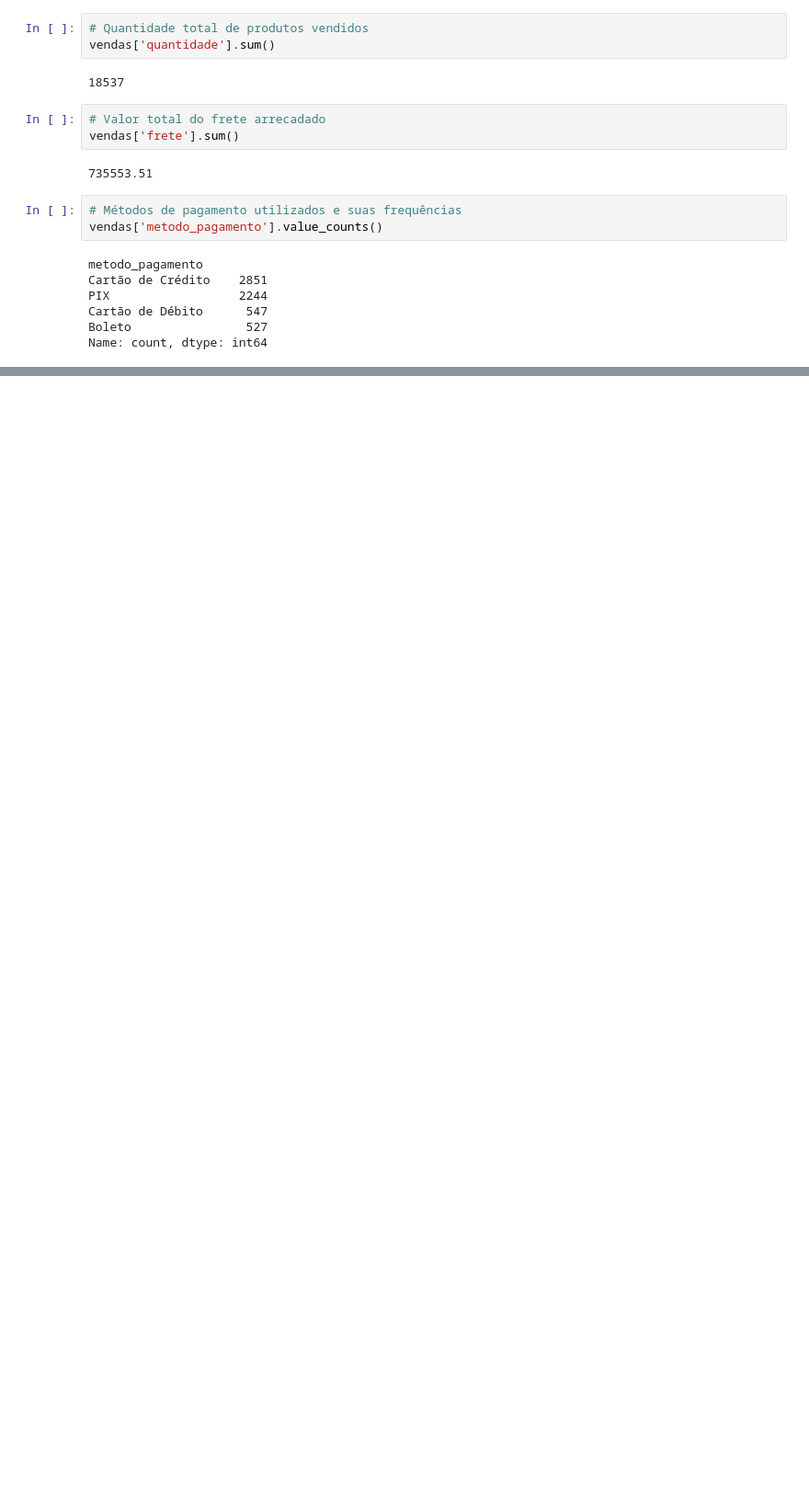
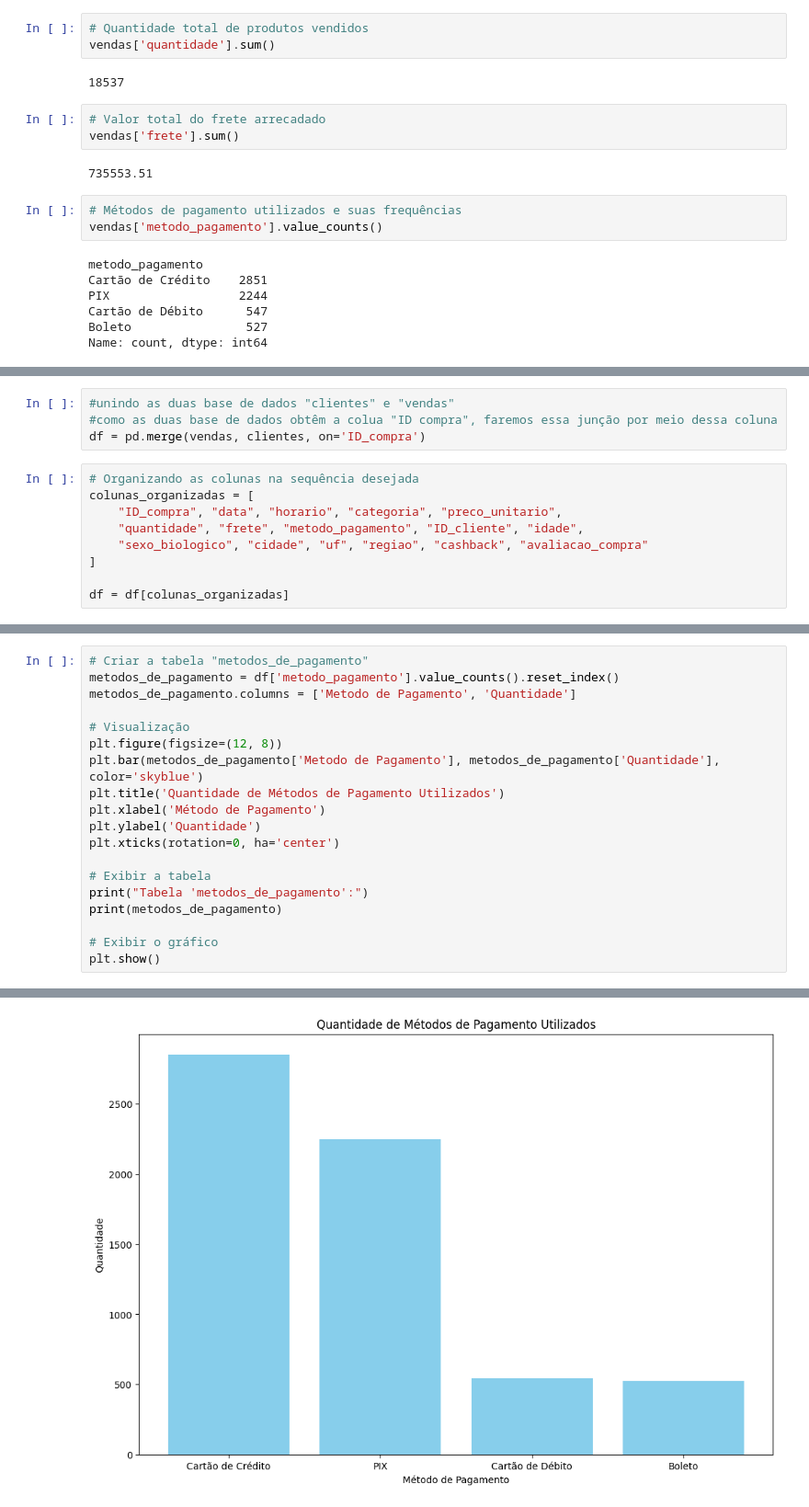
Before and after one commit to ingridalvesz/IA.Data.Science, a Jupyter notebook: dataia.ipynb, the cells around one changed output, grey strips where cells are left out. Shown: that part at 92% size. Cells and saved outputs as stored; diff of their text form; blank space fills up the shorter version.

Commit message:
#DataViz_1

```diff
--- a/dataia.ipynb
+++ b/dataia.ipynb
@@ -197,0 +203,13 @@ Name: count, dtype: int64
+# %%
+#unindo as duas base de dados "clientes" e "vendas"
+#como as duas base de dados obtêm a colua "ID compra", faremos essa junção por meio dessa coluna
+df = pd.merge(vendas, clientes, on='ID_compra')
+# %%
+# Organizando as colunas na sequência desejada
+colunas_organizadas = [
+    "ID_compra", "data", "horario", "categoria", "preco_unitario",
+    "quantidade", "frete", "metodo_pagamento", "ID_cliente", "idade",
+    "sexo_biologico", "cidade", "uf", "regiao", "cashback", "avaliacao_compra"
+]
+
+df = df[colunas_organizadas]
@@ -197,0 +226,20 @@ Name: count, dtype: int64
+# %%
+# Criar a tabela "metodos_de_pagamento"
+metodos_de_pagamento = df['metodo_pagamento'].value_counts().reset_index()
+metodos_de_pagamento.columns = ['Metodo de Pagamento', 'Quantidade']
+
+# Visualização
+plt.figure(figsize=(12, 8))
+plt.bar(metodos_de_pagamento['Metodo de Pagamento'], metodos_de_pagamento['Quantidade'], color='skyblue')
+plt.title('Quantidade de Métodos de Pagamento Utilizados')
+plt.xlabel('Método de Pagamento')
+plt.ylabel('Quantidade')
+plt.xticks(rotation=0, ha='center')
+
+# Exibir a tabela
+print("Tabela 'metodos_de_pagamento':")
+print(metodos_de_pagamento)
+
+# Exibir o gráfico
+plt.show()
+# %% [output]
@@ -197,0 +252 @@ Name: count, dtype: int64
+[figure, added]
```
Also changed, not shown: parts of 9 cells of this notebook.
